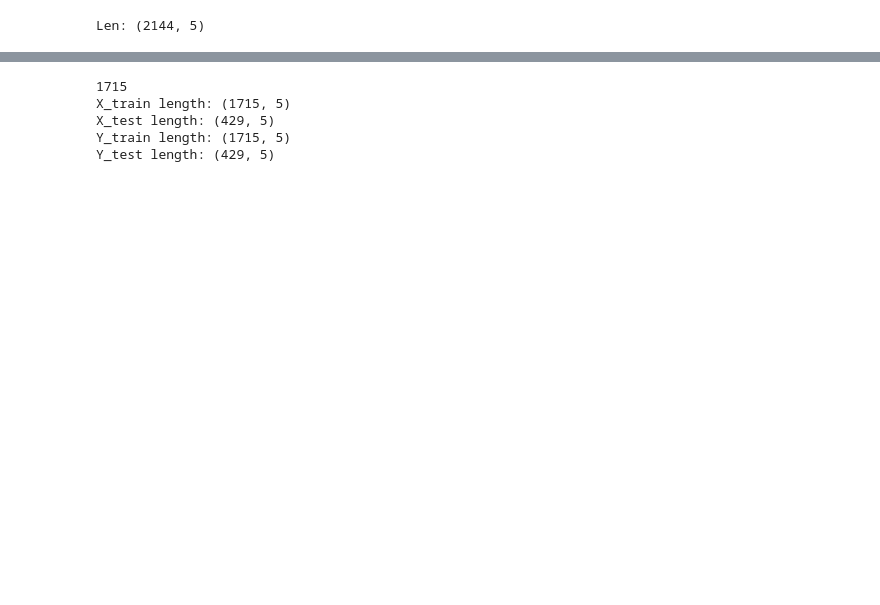
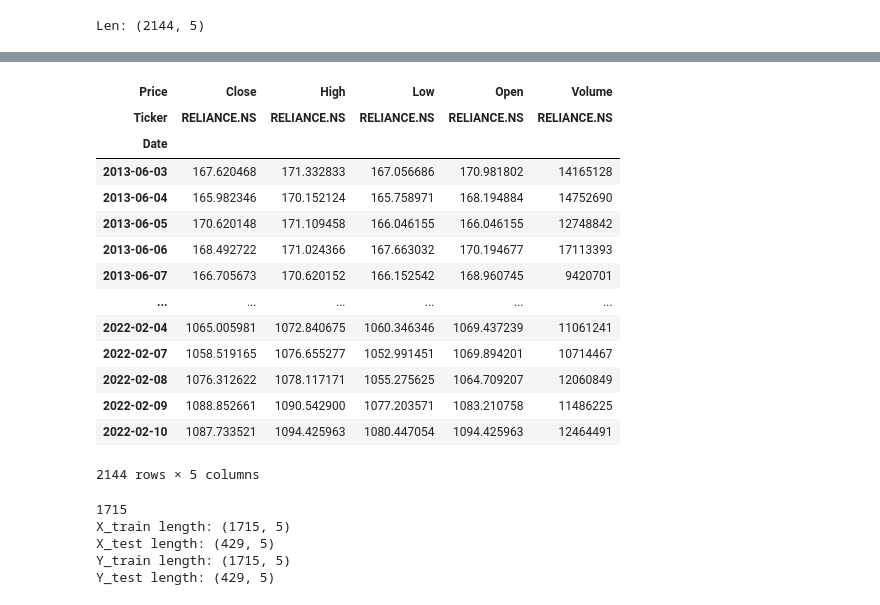
Before and after one commit to LakshmiMeyyappan/Week-12-Time-Series, a Jupyter notebook: TimeSeries_VARMAX.ipynb, the cells around one changed output, grey strips where cells are left out. Saved outputs shown, nothing was run; the diff lists cells and outputs as text; code cells hidden in the pictures; blank space fills up the shorter version.

```diff
--- a/TimeSeries_VARMAX.ipynb
+++ b/TimeSeries_VARMAX.ipynb
@@ -54,3 +56,24 @@ data
+# %%
+# Convert back to DataFrame for indexing
+scaled_column = pd.DataFrame(stk_data, index=stk_data.index, columns=stk_data.columns)
+# %%
+scaled_column
+# %% [output]
+| Price | Close | High | Low | Open | Volume |
+| Ticker | RELIANCE.NS | RELIANCE.NS | RELIANCE.NS | RELIANCE.NS | RELIANCE.NS |
+| Date |  |  |  |  |  |
+| 2013-06-03 | 167.620468 | 171.332833 | 167.056686 | 170.981802 | 14165128 |
+| 2013-06-04 | 165.982346 | 170.152124 | 165.758971 | 168.194884 | 14752690 |
+| 2013-06-05 | 170.620148 | 171.109458 | 166.046155 | 166.046155 | 12748842 |
+| 2013-06-06 | 168.492722 | 171.024366 | 167.663032 | 170.194677 | 17113393 |
+| 2013-06-07 | 166.705673 | 170.620152 | 166.152542 | 168.960745 | 9420701 |
+| ... | ... | ... | ... | ... | ... |
+| 2022-02-04 | 1065.005981 | 1072.840675 | 1060.346346 | 1069.437239 | 11061241 |
+| 2022-02-07 | 1058.519165 | 1076.655277 | 1052.991451 | 1069.894201 | 10714467 |
+| 2022-02-08 | 1076.312622 | 1078.117171 | 1055.275625 | 1064.709207 | 12060849 |
+| 2022-02-09 | 1088.852661 | 1090.542900 | 1077.203571 | 1083.210758 | 11486225 |
+| 2022-02-10 | 1087.733521 | 1094.425963 | 1080.447054 | 1094.425963 | 12464491 |
+2144 rows × 5 columns
 # %%
 # Split train and test set
 
```
Also changed, not shown: parts of 12 cells of this notebook, 1 other file.
